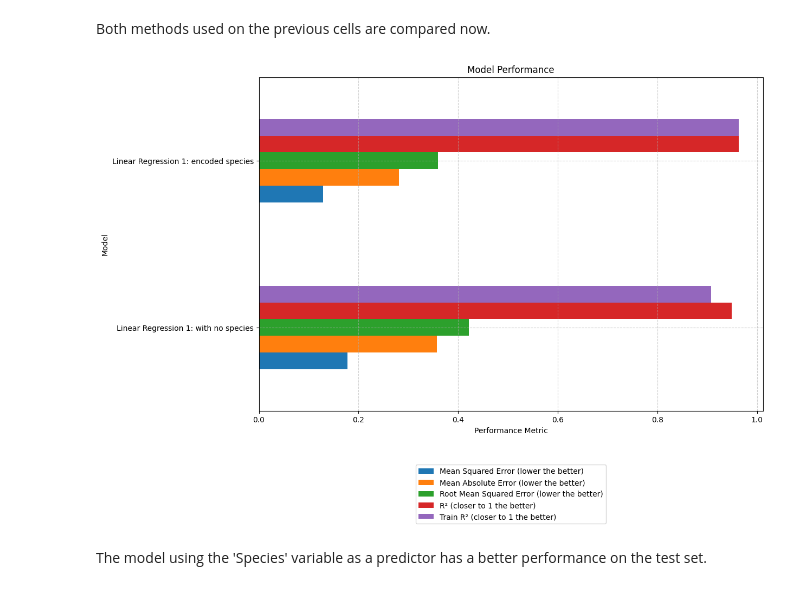
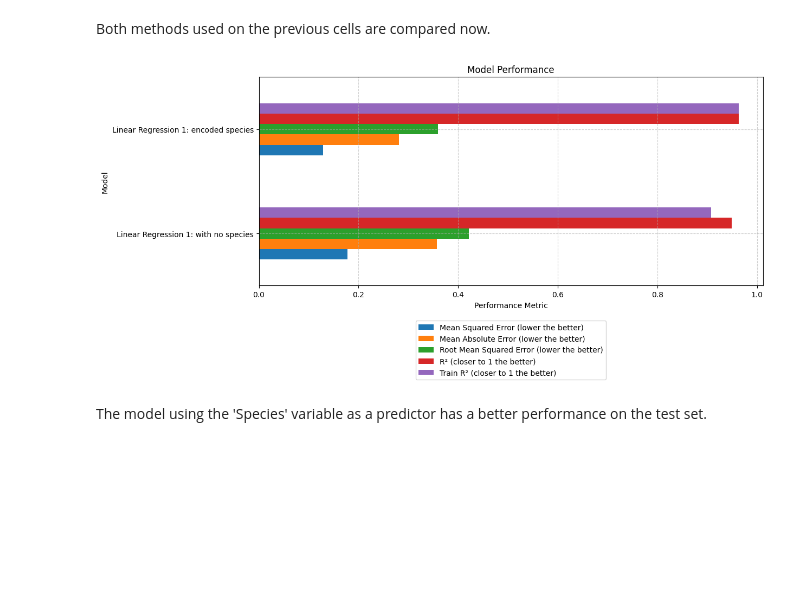
Before and after one commit to joaoalexarruda/fishcatch, a Jupyter notebook: notebooks/n1_linear_regression_1.ipynb, the cells around one changed output. Drawn from its saved outputs; the diff is of its cells as text; code cells hidden in the pictures; blank space fills up the shorter version.

```diff
--- a/notebooks/n1_linear_regression_1.ipynb
+++ b/notebooks/n1_linear_regression_1.ipynb
@@ -320,9 +320,10 @@ Both methods used on the previous cells are compared now.
 # %%
 from save_results import plot_results
 
-plot_results(regression_model='Linear Regression 1')
+plot_results(regression_model='Linear Regression 1',
+             plot_height = 5)
 # %% [output]
-[figure, old version]
+[figure, new version]
 # %% [markdown]
 The model using the 'Species' variable as a predictor has a better performance on the test set.
 # %% [markdown]
```
Also changed, not shown: parts of 4 cells of this notebook, 4 other files.
